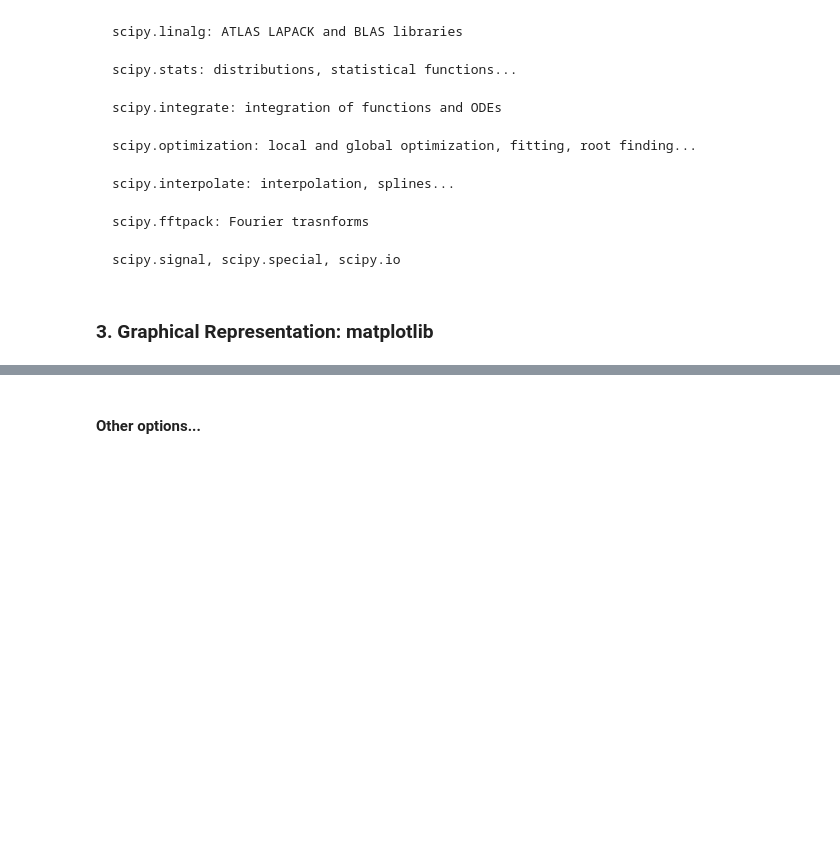
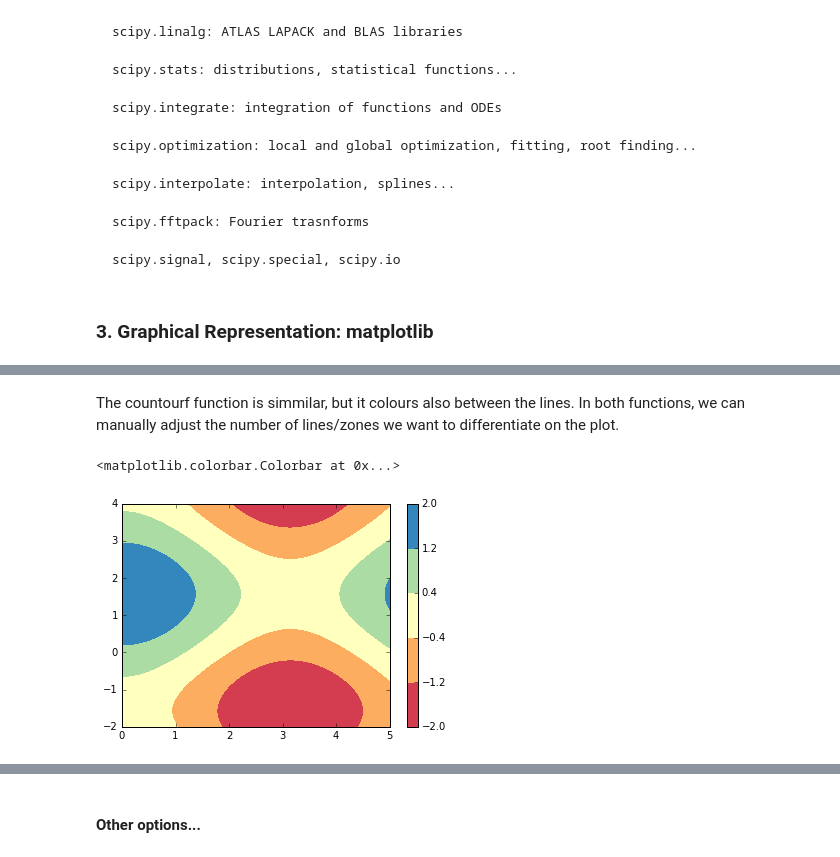
Before and after one commit to AeroPython/basic-python-packages-for-science, a Jupyter notebook: Basic Python Packages for Science.ipynb, the cells around one changed output, grey strips where cells are left out. Drawn from its saved outputs; the diff is of its cells as text; code cells hidden in the pictures; blank space fills up the shorter version.

```diff
--- a/Basic Python Packages for Science.ipynb
+++ b/Basic Python Packages for Science.ipynb
@@ -375,0 +461,8 @@ import matplotlib.pyplot as plt
+# %% [markdown]
+The countourf function is simmilar, but it colours also between the lines. In both functions, we can manually adjust the number of lines/zones we want to differentiate on the plot.
+# %%
+plt.contourf(X, Y, Z, np.linspace(-2, 2, 6),cmap=plt.cm.Spectral) #With cmap, a color map is specified
+plt.colorbar()
+# %% [output]
+<matplotlib.colorbar.Colorbar at 0x...>
+[figure, added]
```
Also changed, not shown: parts of 75 cells of this notebook, 3 other files.
